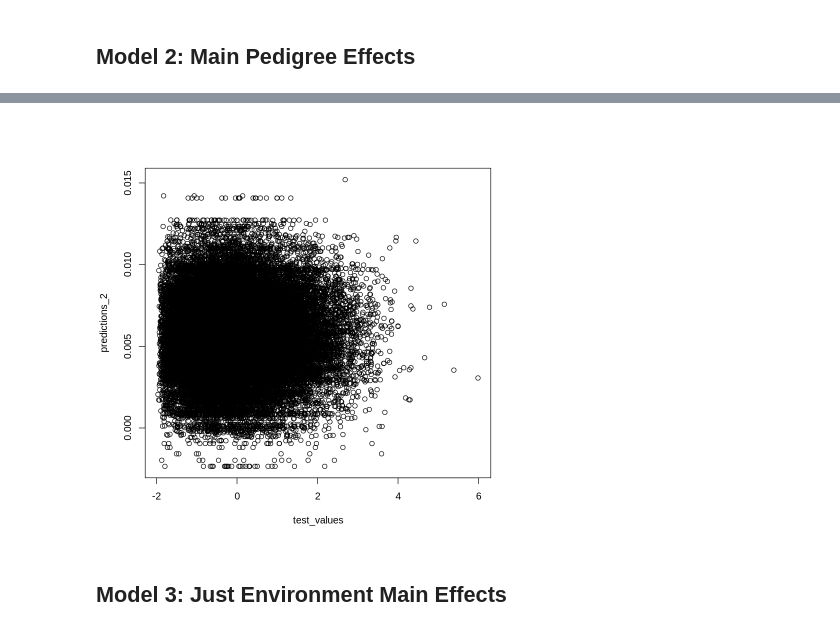
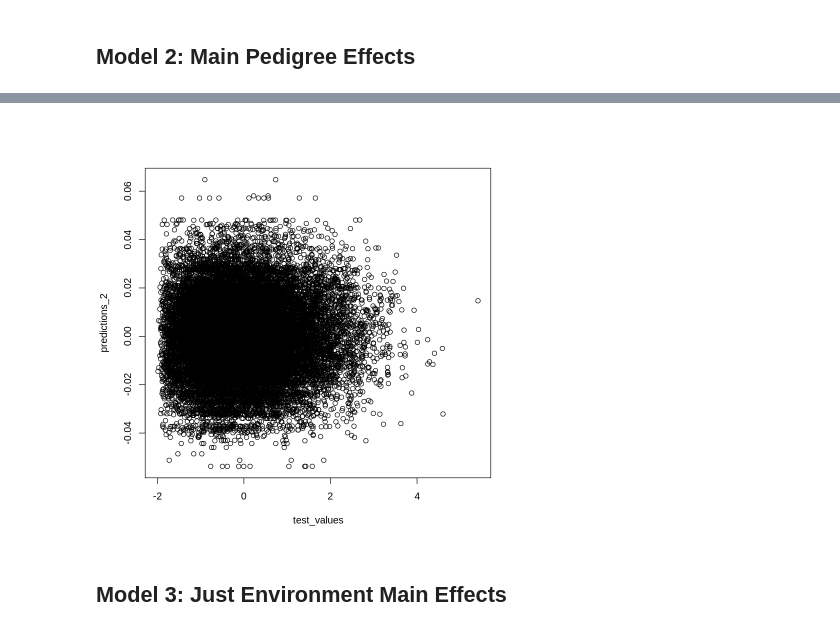
Before and after one commit to AaronScherf/gxe-gee-lmm, a Jupyter notebook: gxe_lmm_r.ipynb, the cells around one changed output, grey strips where cells are left out. Cells and saved outputs as stored; diff of their text form; code cells hidden in the pictures.

```diff
--- a/gxe_lmm_r.ipynb
+++ b/gxe_lmm_r.ipynb
@@ -282,8 +337,8 @@ dim(X_GID_sample)
 # ZE = model.matrix(~factor(Y$ENV)-1)
 
 # incidence matrix for main eff. of lines.
-X_GID_sample$GID = factor(x=X_GID_sample$GID,levels=rownames(A),ordered=TRUE)
-ZVAR = model.matrix(~X_GID_sample$GID-1)
+X_GID$GID = factor(x=X_GID$GID,levels=rownames(A),ordered=TRUE)
+ZVAR = model.matrix(~X_GID$GID-1)
 print(dim(ZVAR))
 print(length(y_train_na))
 # %% [output]
@@ -297,4 +352,4 @@ print(length(y_train_na))
 
 ETA = list(VAR=list(X=ZVAR,model='BRR'))
 
-fm1 = BGLR(y=y_train_na,ETA=ETA,saveAt='M1_',nIter=500,burnIn=200)
+fm1 = BGLR(y=y_train_na,ETA=ETA,saveAt='M1_',nIter=1000,burnIn=500)
@@ -301,6 +364,6 @@ fm1 = BGLR(y=y_train_na,ETA=ETA,saveAt='M1_',nIter=500,burnIn=200)
 # %%
-predictions_1 = fm1$yHat[-train_random_sample]
-test_values = y_sample$GRAIN_YIELD[-train_random_sample]
+predictions_1 = fm1$yHat[-seq_len(train_rows)]
+test_values = y$GRAIN_YIELD[-seq_len(train_rows)]
 R2 = R2(predictions_1, test_values)
 RMSE = RMSE(predictions_1, test_values)
 MAE = MAE(predictions_1, test_values)
@@ -329,4 +392,4 @@ Z_star = ZVAR%*%Gamma%*%(Lambda^0.5)
 
 ETA = list(PED=list(X=Z_star,model='BRR'))
 # %%
-fm2 = BGLR(y=y_train_na,ETA=ETA,saveAt='M2_',nIter=500,burnIn=100)
+fm2 = BGLR(y=y_train_na,ETA=ETA,saveAt='M2_',nIter=2000,burnIn=500)
@@ -333,6 +414,6 @@ fm2 = BGLR(y=y_train_na,ETA=ETA,saveAt='M2_',nIter=500,burnIn=100)
 # %%
-predictions_2 = fm2$yHat[-train_random_sample]
-test_values = y_sample$GRAIN_YIELD[-train_random_sample]
+predictions_2 = fm2$yHat[-seq_len(train_rows)]
+test_values = y$GRAIN_YIELD[-seq_len(train_rows)]
 R2 = R2(predictions_2, test_values)
 RMSE = RMSE(predictions_2, test_values)
 MAE = MAE(predictions_2, test_values)
@@ -345,3 +426,3 @@ plot(test_values,predictions_2)
-[figure, old version]
+[figure, new version]
 # %% [markdown]
 ## Model 3: Just Environment Main Effects
```
Also changed, not shown: parts of 56 cells of this notebook.
